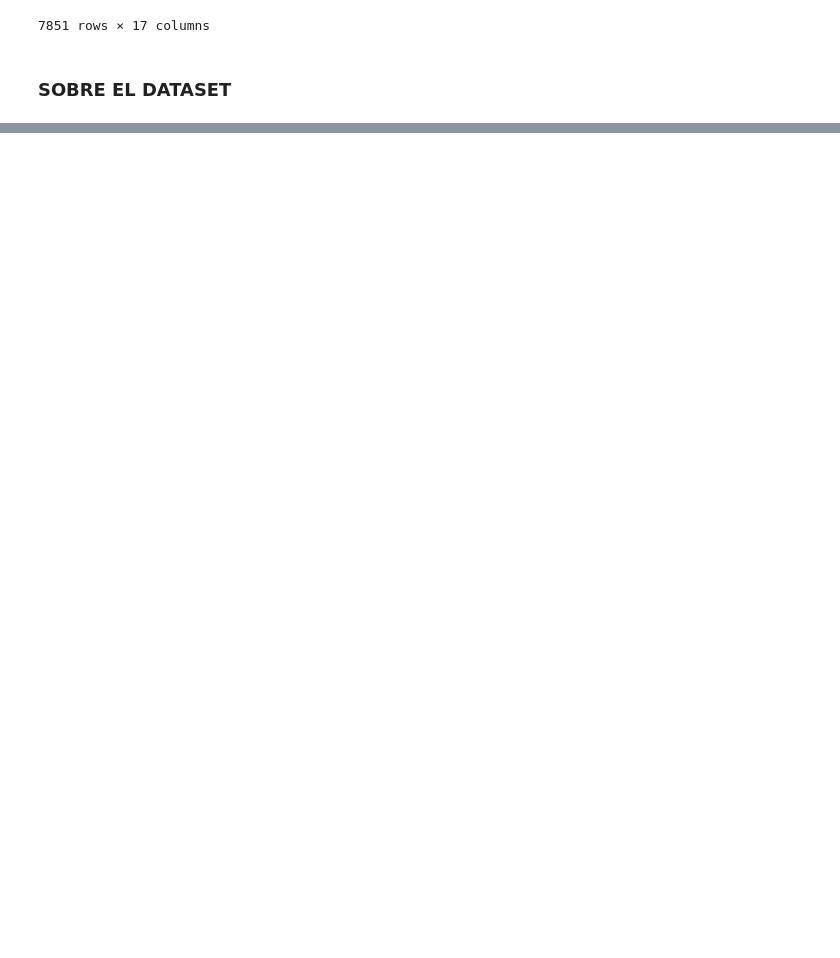
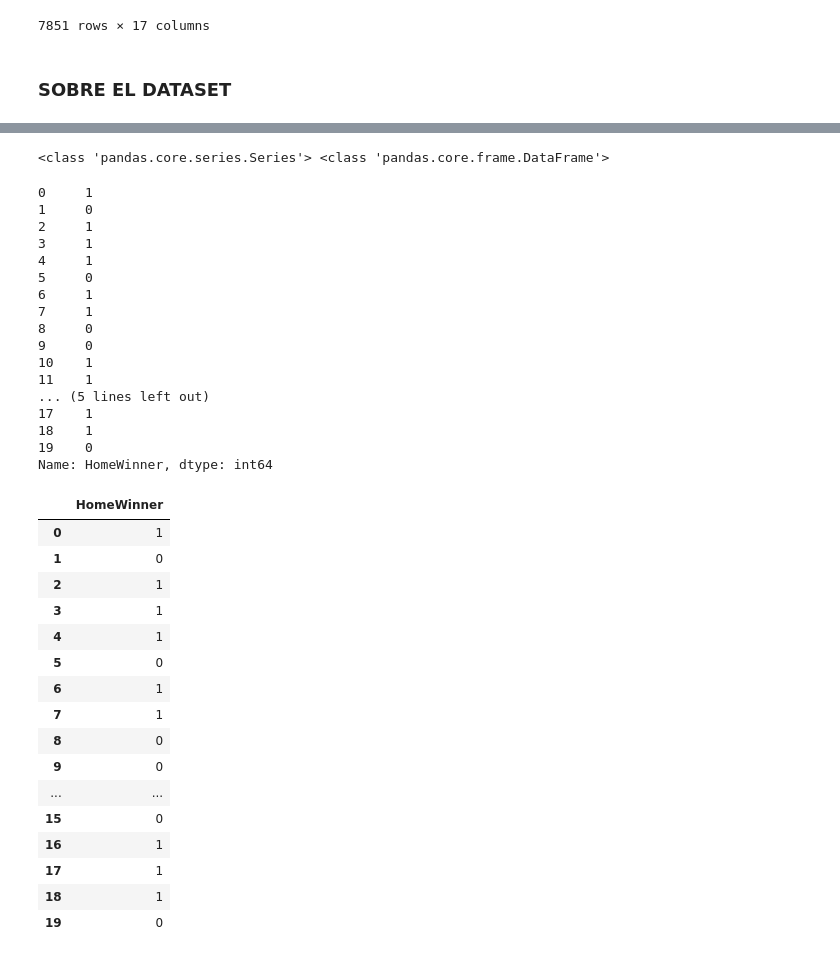
Before and after one commit to FacundoCardozo5/CoderHouse_CH-32845, a Jupyter notebook: notebooks/DatasetsCardozo.ipynb, the cells around one changed output, grey strips where cells are left out. Drawn from its saved outputs; the diff is of its cells as text; code cells hidden in the pictures; blank space fills up the shorter version.

```diff
--- a/notebooks/DatasetsCardozo.ipynb
+++ b/notebooks/DatasetsCardozo.ipynb
@@ -571,0 +678,40 @@ df.fillna(0)
+# %%
+print (type(df['HomeWinner']),type(df[['HomeWinner']]))
+display(df['HomeWinner'].head(20))
+display(df[['HomeWinner']].head(20))
+# %% [output]
+<class 'pandas.core.series.Series'> <class 'pandas.core.frame.DataFrame'>
+0     1
+1     0
+2     1
+3     1
+4     1
+5     0
+6     1
+7     1
+8     0
+9     0
+10    1
+11    1
+... (5 lines left out)
+17    1
+18    1
+19    0
+Name: HomeWinner, dtype: int64
+|  | HomeWinner |
+| 0 | 1 |
+| 1 | 0 |
+| 2 | 1 |
+| 3 | 1 |
+| 4 | 1 |
+| 5 | 0 |
+| 6 | 1 |
+| 7 | 1 |
+| 8 | 0 |
+| 9 | 0 |
+| ... | ... |
+| 15 | 0 |
+| 16 | 1 |
+| 17 | 1 |
+| 18 | 1 |
+| 19 | 0 |
```
Also changed, not shown: parts of 19 cells of this notebook.
